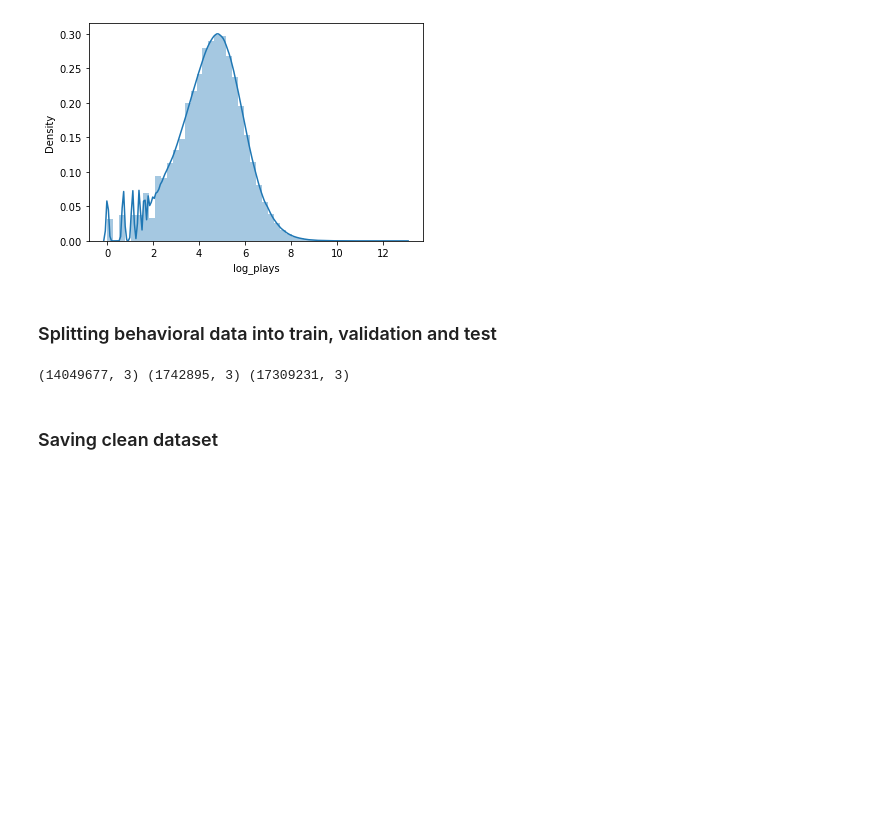
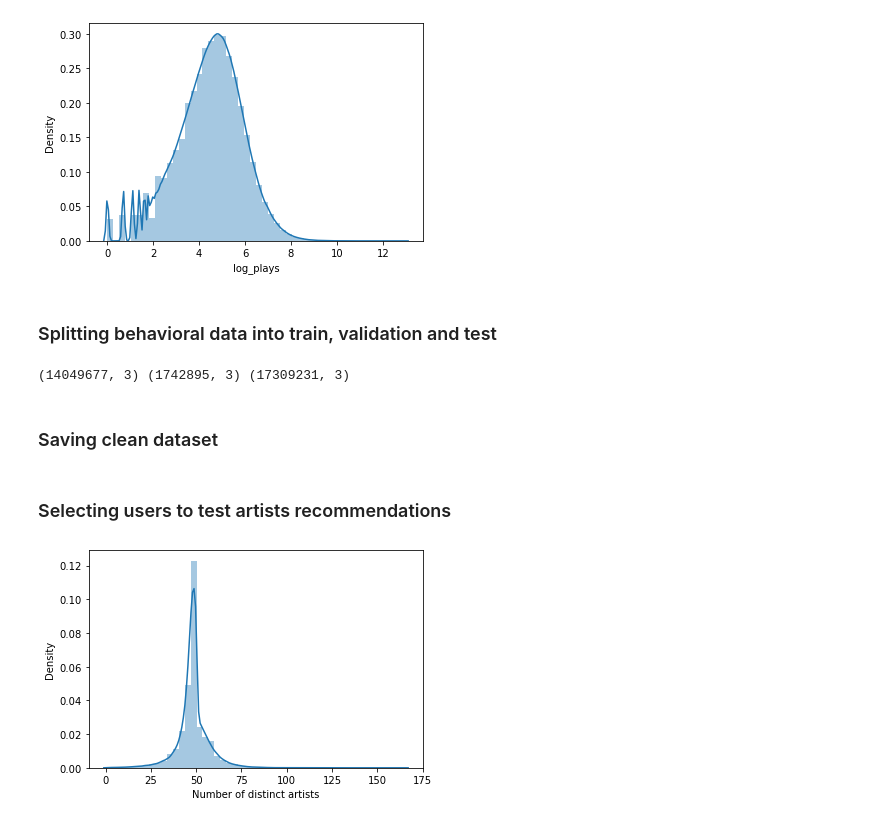
Before and after one commit to TimofeevAlex/LastFM, a Jupyter notebook: preprocessing.ipynb, the cells around one changed output. Drawn from its saved outputs; the diff is of its cells as text; code cells hidden in the pictures; blank space fills up the shorter version.

```diff
--- a/preprocessing.ipynb
+++ b/preprocessing.ipynb
@@ -257,0 +261,10 @@ get_new_artists(train, ratings['artist_id'].unique())
+# %% [markdown]
+### Selecting users to test artists recommendations
+# %%
+diversity = lastfm_360_behav.groupby('user_email')['user_email'].count()
+# %%
+g = sns.distplot(diversity)
+g.set_xlabel('Number of distinct artists')
+plt.savefig('diversity.png')
+# %% [output]
+[figure, added]
```
Also changed, not shown: parts of 5 cells of this notebook, 4 other files.
